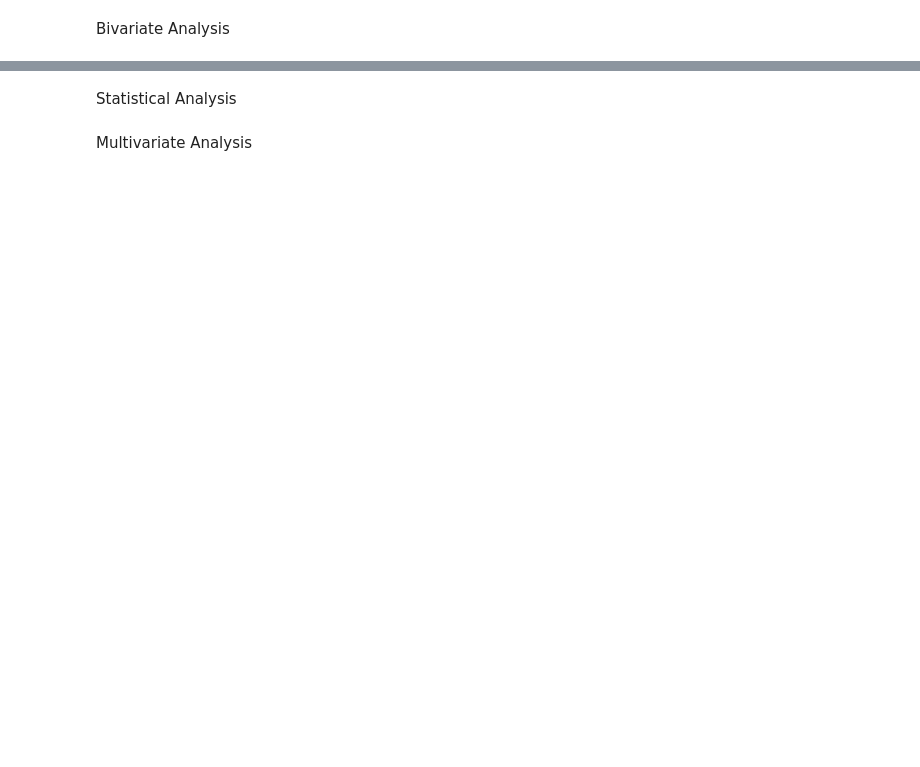
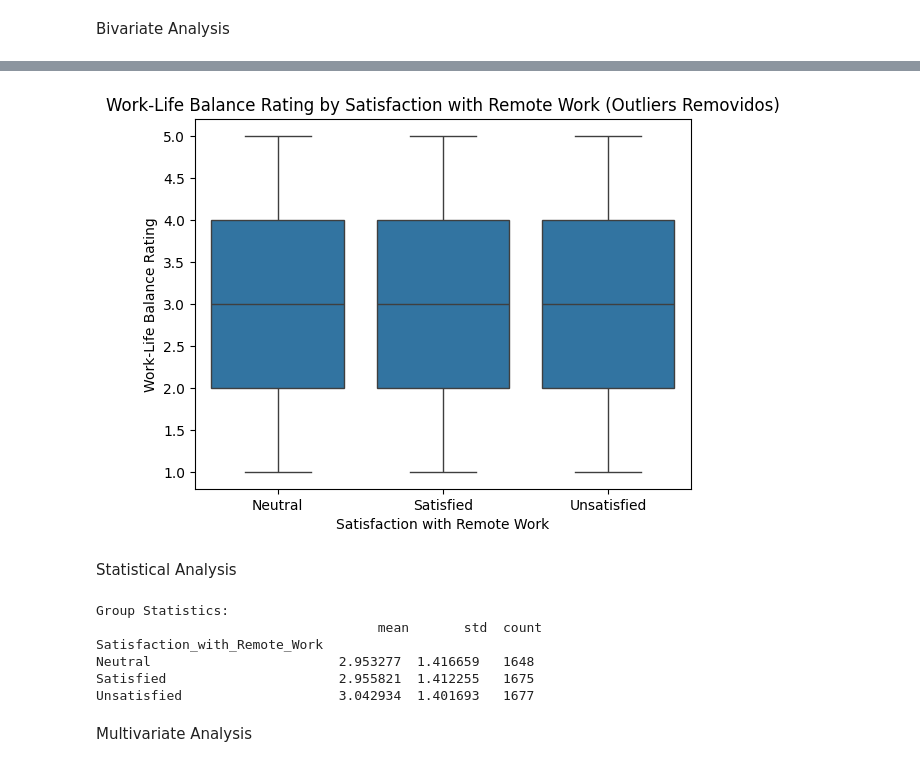
Before and after one commit to lcopolillo/FCD-2024-25, a Jupyter notebook: main.ipynb, the cells around one changed output, grey strips where cells are left out. Drawn from its saved outputs; the diff is of its cells as text; code cells hidden in the pictures; blank space fills up the shorter version.

```diff
--- a/main.ipynb
+++ b/main.ipynb
@@ -404,4 +448,35 @@ Bivariate Analysis
+# %%
+import seaborn as sns
+import matplotlib.pyplot as plt
+from scipy import stats
+
+# ... (teu código para carregar os dados) ...
+
+# Calcula o Z-score para a coluna 'Work_Life_Balance_Rating'
+data['zscore'] = stats.zscore(data['Work_Life_Balance_Rating'])
+
+# Filtra os dados para remover outliers com Z-score > 3
+data_filtered = data[(data['zscore'] < 3)]
+
+# Boxplot com dados filtrados
+sns.boxplot(x='Satisfaction_with_Remote_Work', y='Work_Life_Balance_Rating', data=data_filtered)
+plt.title('Work-Life Balance Rating by Satisfaction with Remote Work (Outliers Removidos)')
+plt.xlabel('Satisfaction with Remote Work')
+plt.ylabel('Work-Life Balance Rating')
+plt.show()
+# %% [output]
+[figure, added]
 # %% [markdown]
 Statistical Analysis
+# %%
+group_stats = data.groupby('Satisfaction_with_Remote_Work')['Work_Life_Balance_Rating'].agg(['mean', 'std', 'count'])
+print("Group Statistics:\n", group_stats)
+# %% [output]
+Group Statistics:
+                                    mean       std  count
+Satisfaction_with_Remote_Work
+Neutral                        2.953277  1.416659   1648
+Satisfied                      2.955821  1.412255   1675
+Unsatisfied                    3.042934  1.401693   1677
 # %% [markdown]
 Multivariate Analysis
```
Also changed, not shown: parts of 18 cells of this notebook.
